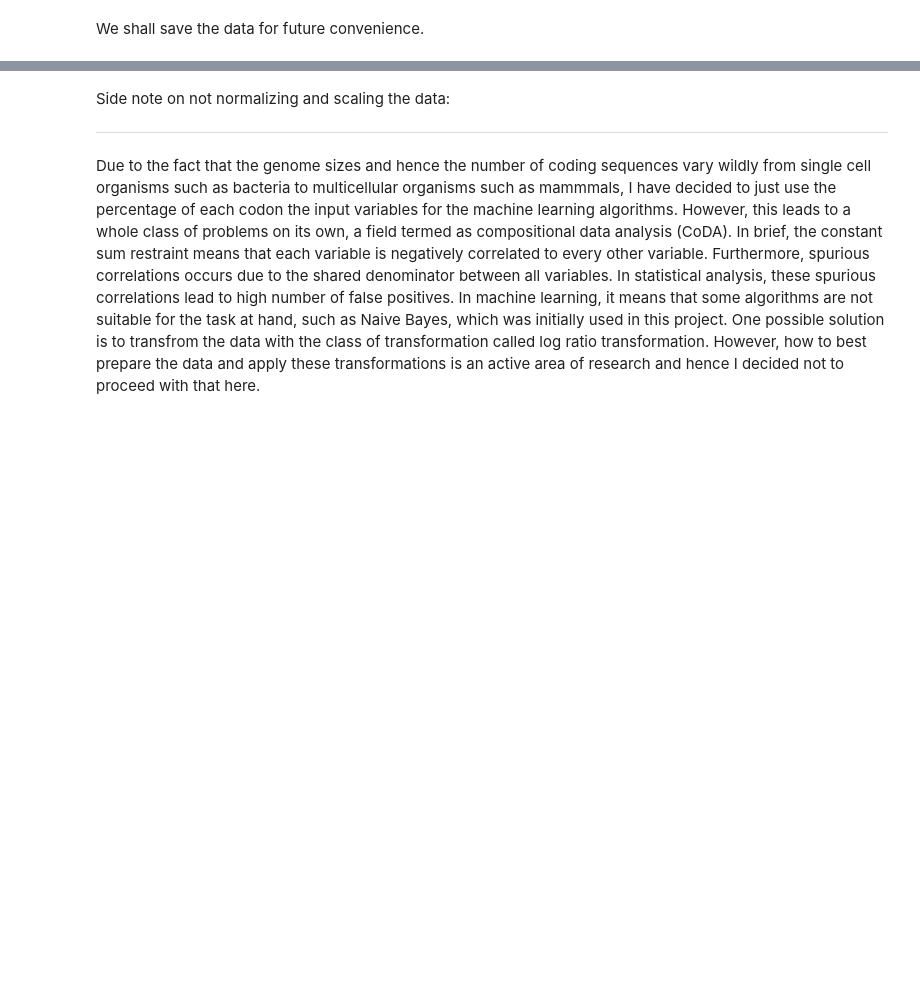
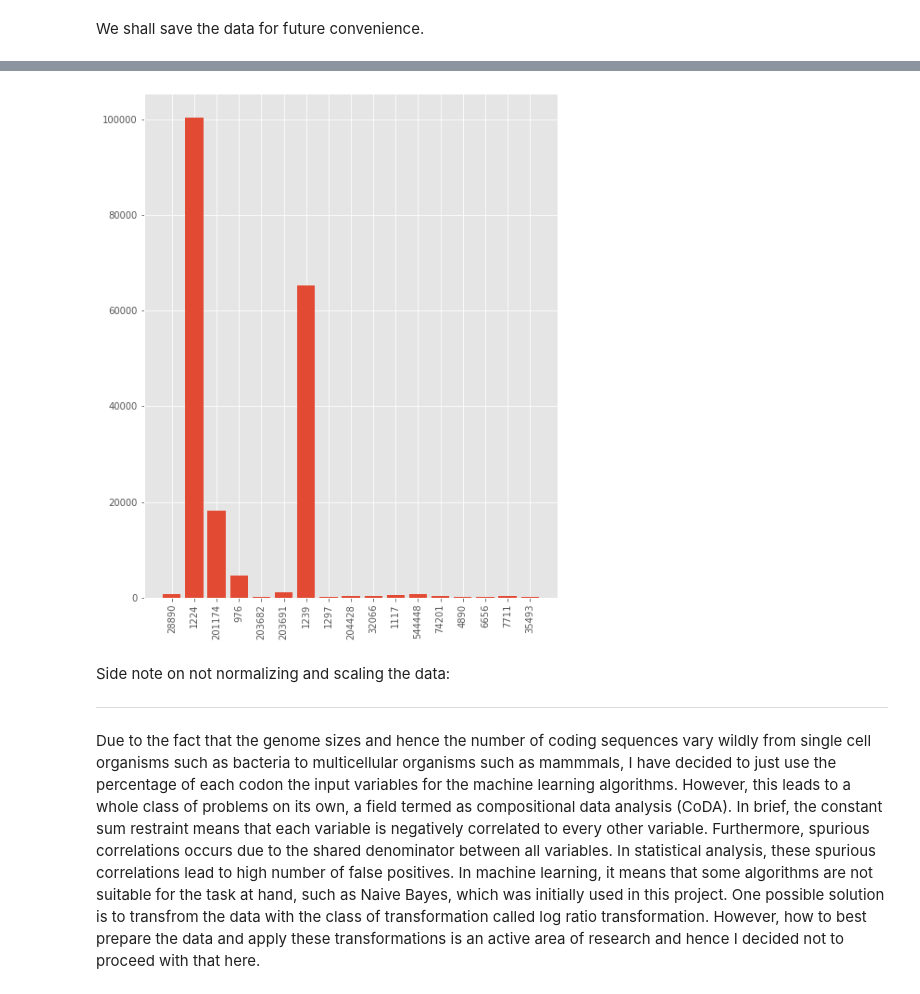
Before and after one commit to ngyz96/CE9010_project, a Jupyter notebook: project.ipynb, the cells around one changed output, grey strips where cells are left out. Drawn from its saved outputs; the diff is of its cells as text; code cells hidden in the pictures; blank space fills up the shorter version.

```diff
--- a/project.ipynb
+++ b/project.ipynb
@@ -334,3 +354,16 @@ y.to_csv("data/y_cleaned.csv")
+# %%
+y_dict = Counter(y)
+x_axis = []
+y_axis = []
+for key, value in y_dict.items():
+    x_axis.append(str(key))
+    y_axis.append(value)
+plt.bar(x_axis,y_axis)
+plt.xticks(rotation=90)
+plt.show()
+#plt.savefig("class_hist.png")
+# %% [output]
+[figure, added]
 # %% [markdown]
 Side note on not normalizing and scaling the data:
 
```
Also changed, not shown: parts of 24 cells of this notebook.
